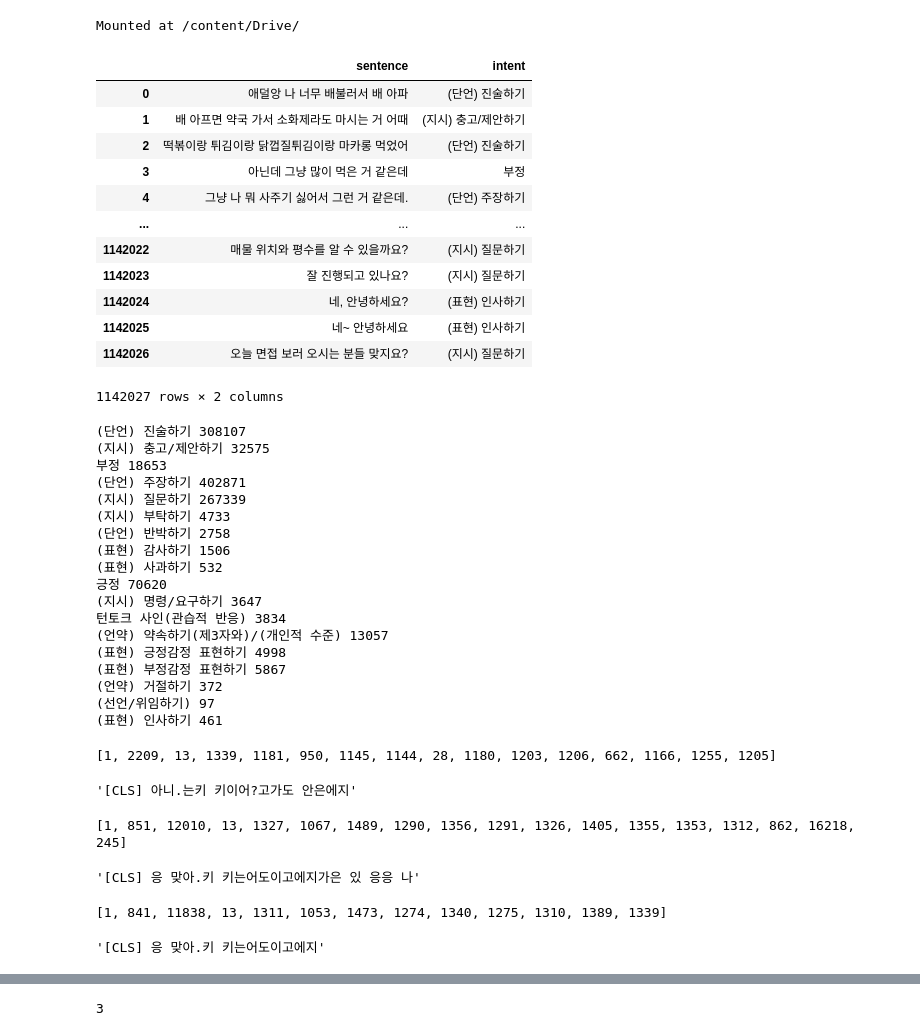
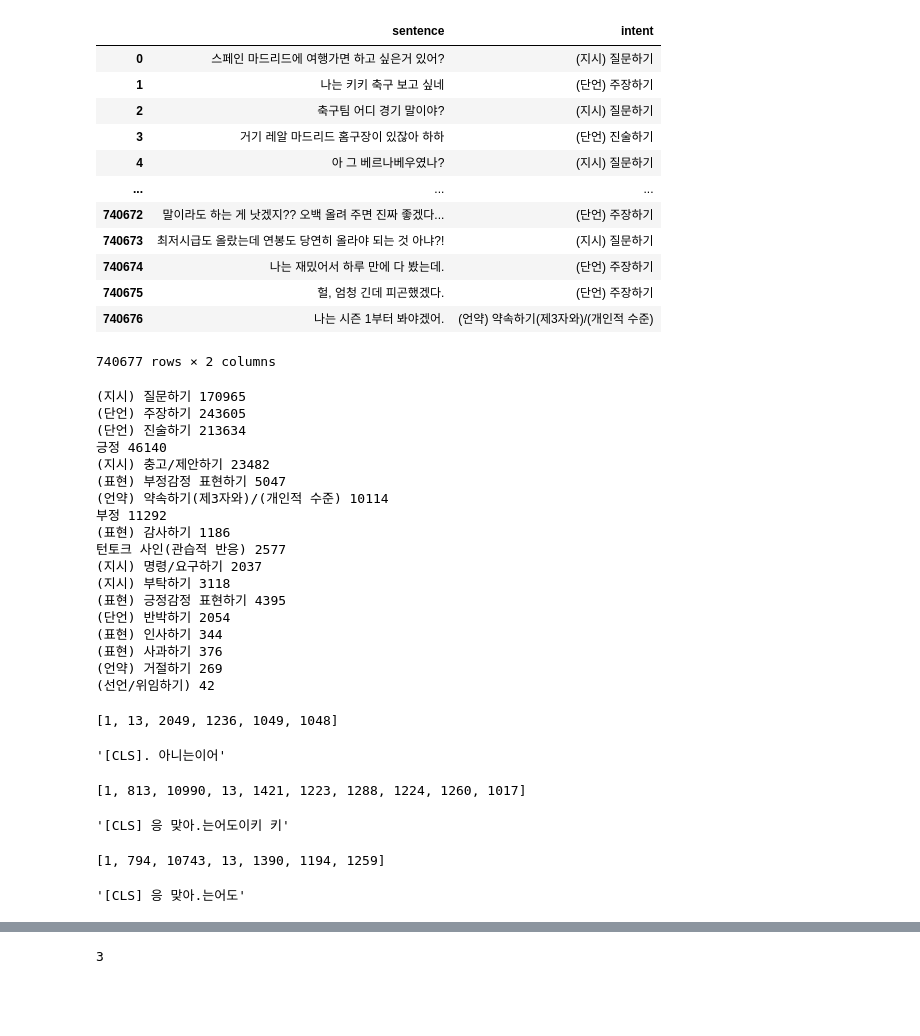
Before and after one commit to gmrmsy/chat_MBTI, a Jupyter notebook: NP_model_make.ipynb, the cells around one changed output, grey strips where cells are left out. Cells and saved outputs as stored; diff of their text form; code cells hidden in the pictures; blank space fills up the shorter version.

```diff
--- a/NP_model_make.ipynb
+++ b/NP_model_make.ipynb
@@ -26,73 +6,67 @@ from tqdm import tqdm
 import tensorflow as tf
 from transformers import BertTokenizer, TFBertForSequenceClassification
 import warnings
-from google.colab import drive
-
-warnings.filterwarnings('ignore')
-drive.mount("/content/Drive/", force_remount=True)
-# %% [output]
-Mounted at /content/Drive/
 # %%
-origin_df = pd.read_csv('/content/Drive/MyDrive/NP_classifier/mod_intent_model_dataset.csv')
+origin_df = pd.read_csv('/home/inter/chat_MBTI/make_dataset/intent_model_dataset.csv')
 df = copy.deepcopy(origin_df)
 df.drop(['Unnamed: 0'], axis=1, inplace=True)
 df.drop(df.loc[df['sentence'].str.contains('\*')].index, axis=0, inplace=True)
 df = df.loc[df['sentence'].str.len() <= 100]
 df.reset_index(inplace=True, drop=True)
 
 
 df.loc[(df['sentence'].str.contains('응') & df['sentence'].str.contains('좋아')), 'intent'] = '긍정'
 df.loc[(df['sentence'].str.contains('응') & df['sentence'].str.contains('맞아')), 'intent'] = '긍정'
 
 df.loc[(df['sentence'].str.contains('아니') & df['sentence'].str.contains('싫어')), 'intent'] = '부정'
 
 
 fst_P_key = ['맞어','맞아','마자','마쟈','마저','맞지','응 ','응!','응응 ','웅 ','웅웅 ','웅!','좋아 ','좋다']
 fst_N_key = ['아뇨','아니','아닌데','아녀','아니여','아냐','싫어 ','싫어,','싫어!','시러','싫은데','안돼','안되지','안된','별로야']
 
 for i in fst_P_key:
     df.loc[(df['sentence'].str.startswith(i)), 'intent'] = '긍정'
 for i in fst_N_key:
     df.loc[(df['sentence'].str.startswith(i)), 'intent'] = '부정'
 
 df
 # %% [output]
 |  | sentence | intent |
-| 0 | 애덜앙 나 너무 배불러서 배 아파 | (단언) 진술하기 |
-| 1 | 배 아프면 약국 가서 소화제라도 마시는 거 어때 | (지시) 충고/제안하기 |
-| 2 | 떡볶이랑 튀김이랑 닭껍질튀김이랑 마카롱 먹었어 | (단언) 진술하기 |
-| 3 | 아닌데 그냥 많이 먹은 거 같은데 | 부정 |
-| 4 | 그냥 나 뭐 사주기 싫어서 그런 거 같은데. | (단언) 주장하기 |
+| 0 | 스페인 마드리드에 여행가면 하고 싶은거 있어? | (지시) 질문하기 |
+| 1 | 나는 키키 축구 보고 싶네 | (단언) 주장하기 |
+| 2 | 축구팀 어디 경기 말이야? | (지시) 질문하기 |
+| 3 | 거기 레알 마드리드 홈구장이 있잖아 하하 | (단언) 진술하기 |
+| 4 | 아 그 베르나베우였나? | (지시) 질문하기 |
 | ... | ... | ... |
-| 1142022 | 매물 위치와 평수를 알 수 있을까요? | (지시) 질문하기 |
-| 1142023 | 잘 진행되고 있나요? | (지시) 질문하기 |
-| 1142024 | 네, 안녕하세요? | (표현) 인사하기 |
-| 1142025 | 네~ 안녕하세요 | (표현) 인사하기 |
-| 1142026 | 오늘 면접 보러 오시는 분들 맞지요? | (지시) 질문하기 |
+| 740672 | 말이라도 하는 게 낫겠지?? 오백 올려 주면 진짜 좋겠다... | (단언) 주장하기 |
+| 740673 | 최저시급도 올랐는데 연봉도 당연히 올라야 되는 것 아냐?! | (지시) 질문하기 |
+| 740674 | 나는 재밌어서 하루 만에 다 봤는데. | (단언) 주장하기 |
+| 740675 | 헐, 엄청 긴데 피곤했겠다. | (단언) 주장하기 |
+| 740676 | 나는 시즌 1부터 봐야겠어. | (언약) 약속하기(제3자와)/(개인적 수준) |
-1142027 rows × 2 columns
+740677 rows × 2 columns
 # %%
 asdf = list(df['intent'].unique())
 for i in asdf :
     print(i,df.loc[df['intent']==i,'intent'].count())
 # %% [output]
-(단언) 진술하기 308107
-(지시) 충고/제안하기 32575
-부정 18653
-(단언) 주장하기 402871
-(지시) 질문하기 267339
-(지시) 부탁하기 4733
-(단언) 반박하기 2758
-(표현) 감사하기 1506
-(표현) 사과하기 532
-긍정 70620
-(지시) 명령/요구하기 3647
-턴토크 사인(관습적 반응) 3834
-(언약) 약속하기(제3자와)/(개인적 수준) 13057
-(표현) 긍정감정 표현하기 4998
-(표현) 부정감정 표현하기 5867
-(언약) 거절하기 372
-(선언/위임하기) 97
-(표현) 인사하기 461
+(지시) 질문하기 170965
+(단언) 주장하기 243605
+(단언) 진술하기 213634
+긍정 46140
+(지시) 충고/제안하기 23482
+(표현) 부정감정 표현하기 5047
+(언약) 약속하기(제3자와)/(개인적 수준) 10114
+부정 11292
+(표현) 감사하기 1186
+턴토크 사인(관습적 반응) 2577
+(지시) 명령/요구하기 2037
+(지시) 부탁하기 3118
+(표현) 긍정감정 표현하기 4395
+(단언) 반박하기 2054
+(표현) 인사하기 344
+(표현) 사과하기 376
+(언약) 거절하기 269
+(선언/위임하기) 42
 # %%
 tokenizer = BertTokenizer.from_pretrained("klue/bert-base")
 # %%
@@ -126,8 +100,8 @@ print(N_many)
 
 tokenizer.decode(N_token)
 # %% [output]
-[1, 2209, 13, 1339, 1181, 950, 1145, 1144, 28, 1180, 1203, 1206, 662, 1166, 1255, 1205]
+[1, 13, 2049, 1236, 1049, 1048]
-'[CLS] 아니.는키 키이어?고가도 안은에지'
+'[CLS]. 아니는이어'
 # %%
 # token 바구니
 P_count = []
@@ -159,8 +133,8 @@ print(P_many)
 
 tokenizer.decode(P_token)
 # %% [output]
-[1, 851, 12010, 13, 1327, 1067, 1489, 1290, 1356, 1291, 1326, 1405, 1355, 1353, 1312, 862, 16218, 245]
+[1, 813, 10990, 13, 1421, 1223, 1288, 1224, 1260, 1017]
-'[CLS] 응 맞아.키 키는어도이고에지가은 있 응응 나'
+'[CLS] 응 맞아.는어도이키 키'
 # %%
 # token 바구니
 M_count = []
@@ -198,8 +172,8 @@ print(M_many)
 
 tokenizer.decode(M_token)
 # %% [output]
-[1, 841, 11838, 13, 1311, 1053, 1473, 1274, 1340, 1275, 1310, 1389, 1339]
+[1, 794, 10743, 13, 1390, 1194, 1259]
-'[CLS] 응 맞아.키 키는어도이고에지'
+'[CLS] 응 맞아.는어도'
 # %%
 # 중복값 제거
 print(tokenizer.decode((set(N_token).difference(set(P_token))).difference(set(M_token))))
```
Also changed, not shown: parts of 12 cells of this notebook, 4 other files.
